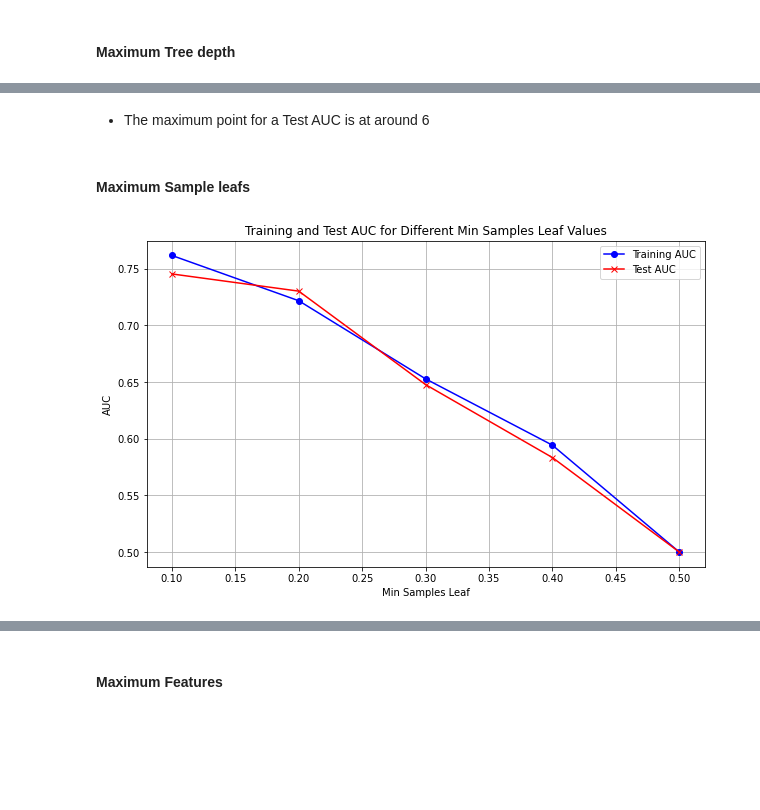
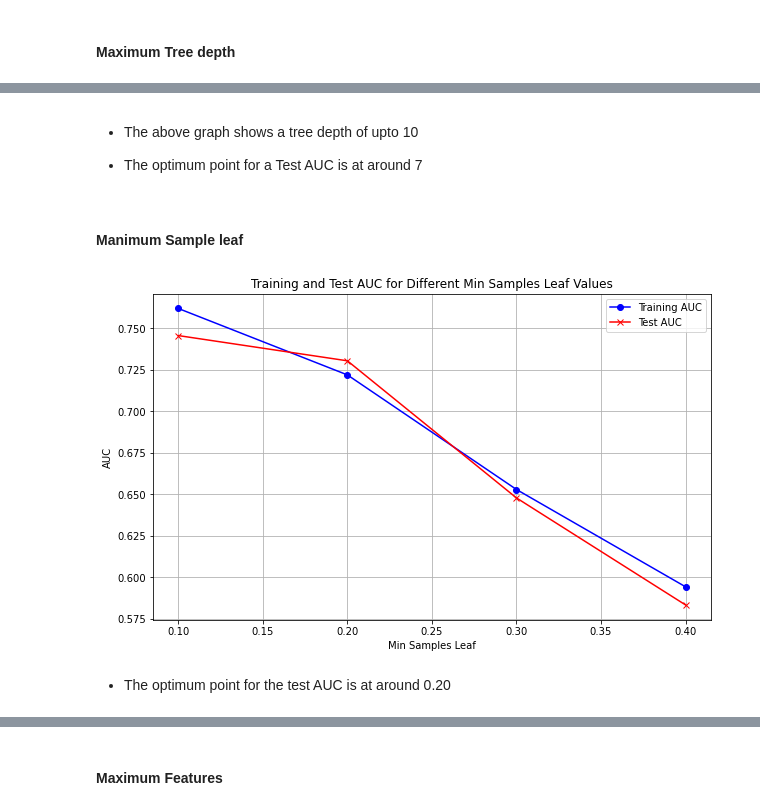
Before and after one commit to Mash-bot/Phase-3-project, a Jupyter notebook: Index.ipynb, the cells around one changed output, grey strips where cells are left out. Drawn from its saved outputs; the diff is of its cells as text; code cells hidden in the pictures; blank space fills up the shorter version.

```diff
--- a/Index.ipynb
+++ b/Index.ipynb
@@ -553,36 +662,40 @@ plt.show()
+# %% [markdown]
+- The above graph shows a tree depth of upto 10
+
+- The optimum point for a Test AUC is at around 7
+# %% [markdown]
+ #### Manimum Sample leaf
+# %%
+min_samples_leaf_values = np.arange(0.1, 0.5, 0.1)
+
+# Initialize lists to store AUC values for training and test sets
+train_auc = []
+test_auc = []
+
+# Loop over min_samples_leaf values
+for min_samples_leaf in min_samples_leaf_values:
+    clf = DecisionTreeClassifier(min_samples_leaf=min_samples_leaf, random_state=42)
+    clf.fit(X_train_normalized, y_train)
+
+    # Get predicted probabilities for training and test sets
+    y_train_pred_prob = clf.predict_proba(X_train_normalized)[:, 1]
+    y_test_pred_prob = clf.predict_proba(X_test_normalized)[:, 1]
+
+    # Calculate AUC for training and test set
+    train_auc.append(roc_auc_score(y_train, y_train_pred_prob))
+    test_auc.append(roc_auc_score(y_test, y_test_pred_prob))
+
+# Plot the AUC values for training and test sets
+plt.figure(figsize=(10, 6))
+plt.plot(min_samples_leaf_values, train_auc, label='Training AUC', color='blue', marker='o')
+plt.plot(min_samples_leaf_values, test_auc, label='Test AUC', color='red', marker='x')
+plt.xlabel('Min Samples Leaf')
+plt.ylabel('AUC')
+plt.title('Training and Test AUC for Different Min Samples Leaf Values')
+plt.legend()
+plt.grid(True)
+plt.show()
+# %% [output]
+[figure, added]
 # %% [markdown]
-- The maximum point for a Test AUC is at around 6
+- The optimum point for the test AUC is at around 0.20
-# %% [markdown]
- #### Maximum Sample leafs
-# %%
-min_samples_leaf_values = np.arange(0.1, 0.6, 0.1)
-
-# Initialize lists to store AUC values for training and test sets
-train_auc = []
-test_auc = []
-
-# Loop over min_samples_leaf values
-for min_samples_leaf in min_samples_leaf_values:
-    clf = DecisionTreeClassifier(min_samples_leaf=min_samples_leaf, random_state=42)
-    clf.fit(X_train_normalized, y_train)
-
-    # Get predicted probabilities for training and test sets
-    y_train_pred_prob = clf.predict_proba(X_train_normalized)[:, 1]
-    y_test_pred_prob = clf.predict_proba(X_test_normalized)[:, 1]
-
-    # Calculate AUC for training and test set
-    train_auc.append(roc_auc_score(y_train, y_train_pred_prob))
-    test_auc.append(roc_auc_score(y_test, y_test_pred_prob))
-
-# Plot the AUC values for training and test sets
-plt.figure(figsize=(10, 6))
-plt.plot(min_samples_leaf_values, train_auc, label='Training AUC', color='blue', marker='o')
-plt.plot(min_samples_leaf_values, test_auc, label='Test AUC', color='red', marker='x')
-plt.xlabel('Min Samples Leaf')
-plt.ylabel('AUC')
-plt.title('Training and Test AUC for Different Min Samples Leaf Values')
-plt.legend()
-plt.grid(True)
-plt.show()
-# %% [output]
-[figure, removed]
```
Also changed, not shown: parts of 25 cells of this notebook.
